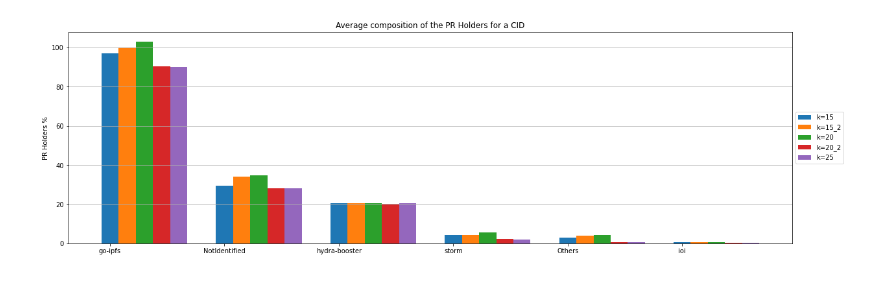
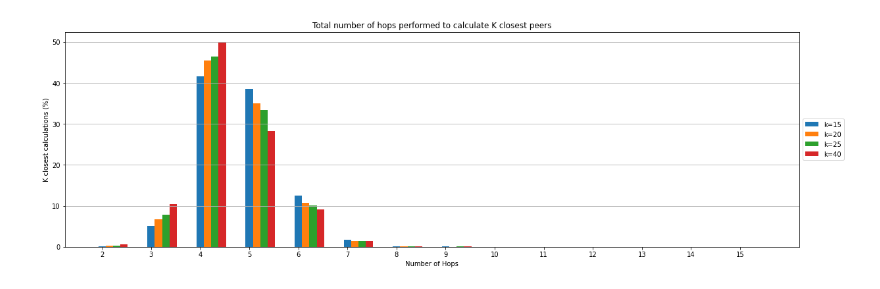
Before and after one commit to cortze/ipfs-cid-hoarder, a Jupyter notebook: analyzer/dataset_comparisons.ipynb, the cells around one changed output. Cells and saved outputs as stored; diff of their text form; code cells hidden in the pictures.

Commit message:
Update plotting scripts

```diff
--- a/analyzer/dataset_comparisons.ipynb
+++ b/analyzer/dataset_comparisons.ipynb
@@ -459,34 +835,39 @@ for item, query_item in enumerate(query_set):
 # %%
-# Compare client distribution among PR Holders
+# Compare number of hops recorded for all the datasets
 
+# 1. Compose the total hops comparison
 fig, ax = plt.subplots(figsize=(20,6))
 
 width = 0.15
 
 # Iter through DBs
 for i, con in enumerate(dbs):
-    pobj = pd.read_sql_query("select client, count(client) from peer_info group by client order by count(client) DESC;", con)
+    hops_obj = pd.read_sql_query("""
+    select total_hops, count(total_hops) from fetch_results group by total_hops order by total_hops ASC;
+    """, con)
 
-    total = 0
-    for idx, c in pobj.iterrows():
-        total += c["count"]
+    # get total
+    tot_hops = hops_obj["count"].sum()
 
-    # get the percentage of each client
-    pobj["client_ratio"] = (pobj["count"] * 100) / cid_number
+    hops_obj["%"] = (hops_obj["count"]/tot_hops)*100
 
     # compose labels
     labels = []
-    for idx, row in pobj.iterrows():
-        r = f'{row["client_ratio"]}% {row["client"]}'
+    for idx, row in hops_obj.iterrows():
+        r = f'{row["%"]}% {row["total_hops"]}'
         labels.append(r)
 
-    ax.bar(np.arange(len(pobj['client']))+(width*i), pobj['client_ratio'], width, label=db_labels[i])
-    ax.set_xticks(np.arange(len(pobj['client'])), pobj['client'])
+    ax.bar(np.arange(len(hops_obj['total_hops']))+(width*i), hops_obj['%'], width, label=db_labels[i])
+    ax.set_xticks(np.arange(len(hops_obj['total_hops'])), hops_obj['total_hops'])
+    #ticks = np.arange(np.round(15))
+    #ax.set_xticks(ticks, ticks.astype(int))
 
-plt.title("Average composition of the PR Holders for a CID")
-plt.ylabel("PR Holders %")
+plt.title("Total number of hops performed to calculate K closest peers")
+plt.ylabel("K closest calculations (%)")
+plt.xlabel("Number of Hops")
 plt.legend()
 plt.legend(loc='center left',  bbox_to_anchor=(1, 0.5))
 plt.grid(axis='y')
+plt.show()
 # %% [output]
-[figure, old version]
+[figure, new version]
```
Also changed, not shown: parts of 16 cells of this notebook, 4 other files.
